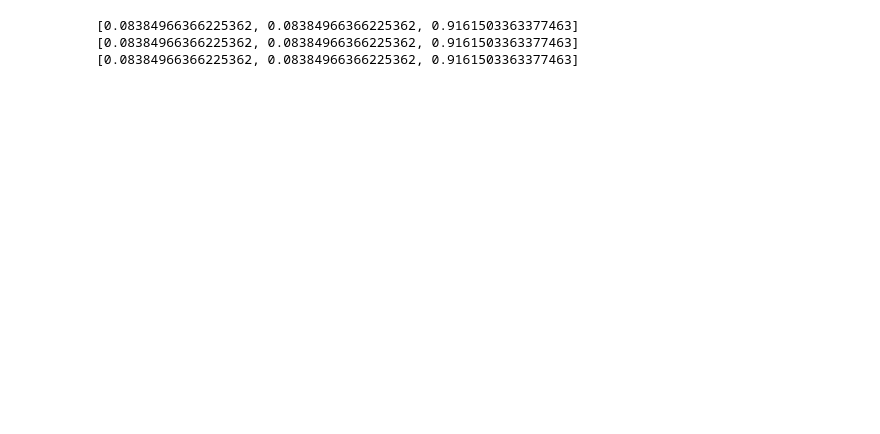
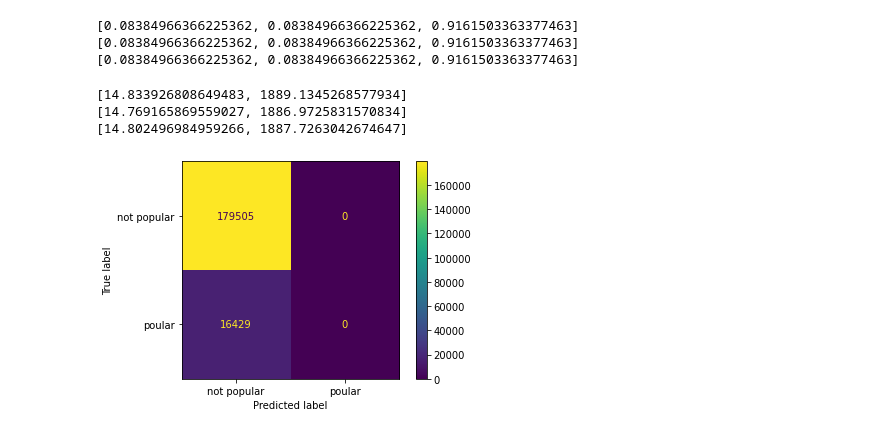
Before and after one commit to Zaidek/Part-II-Disertation, a Jupyter notebook: Linear Modelling/evaluating.ipynb, the cells around one changed output. Cells and saved outputs as stored; diff of their text form; code cells hidden in the pictures; blank space fills up the shorter version.

Commit message:
added different models and statistics

```diff
--- a/Linear Modelling/evaluating.ipynb
+++ b/Linear Modelling/evaluating.ipynb
@@ -59,3 +71,15 @@ print(out3[1])
 [0.08384966366225362, 0.08384966366225362, 0.9161503363377463]
 [0.08384966366225362, 0.08384966366225362, 0.9161503363377463]
 [0.08384966366225362, 0.08384966366225362, 0.9161503363377463]
+# %%
+# get evaluation metrics of regression models
+regression_output1 = evaluate_model_regression(models[0], create_x, testing_data.loc[testing_data.type == "story"], words_text, labels_reg)
+regression_output2 = evaluate_model_regression(models[1], create_x2, testing_data.loc[testing_data.type == "story"], words_text, labels_reg)
+regression_output3 = evaluate_model_regression(models[2], create_x3, testing_data.loc[testing_data.type == "story"], words_title, labels_reg)
+print(regression_output1[1])
+print(regression_output2[1])
+print(regression_output3[1])
+# %% [output]
+[14.833926808649483, 1889.1345268577934]
+[14.769165869559027, 1886.9725831570834]
+[14.802496984959266, 1887.7263042674647]
@@ -61,0 +95,7 @@ print(out3[1])
+# %%
+# plot confusion matrix for first model
+display = metrics.ConfusionMatrixDisplay(confusion_matrix=conf1, display_labels=["not popular", "poular"])
+display.plot()
+plt.show()
+# %% [output]
+[figure, added]
```
Also changed, not shown: parts of 13 cells of this notebook, 1 other file.
